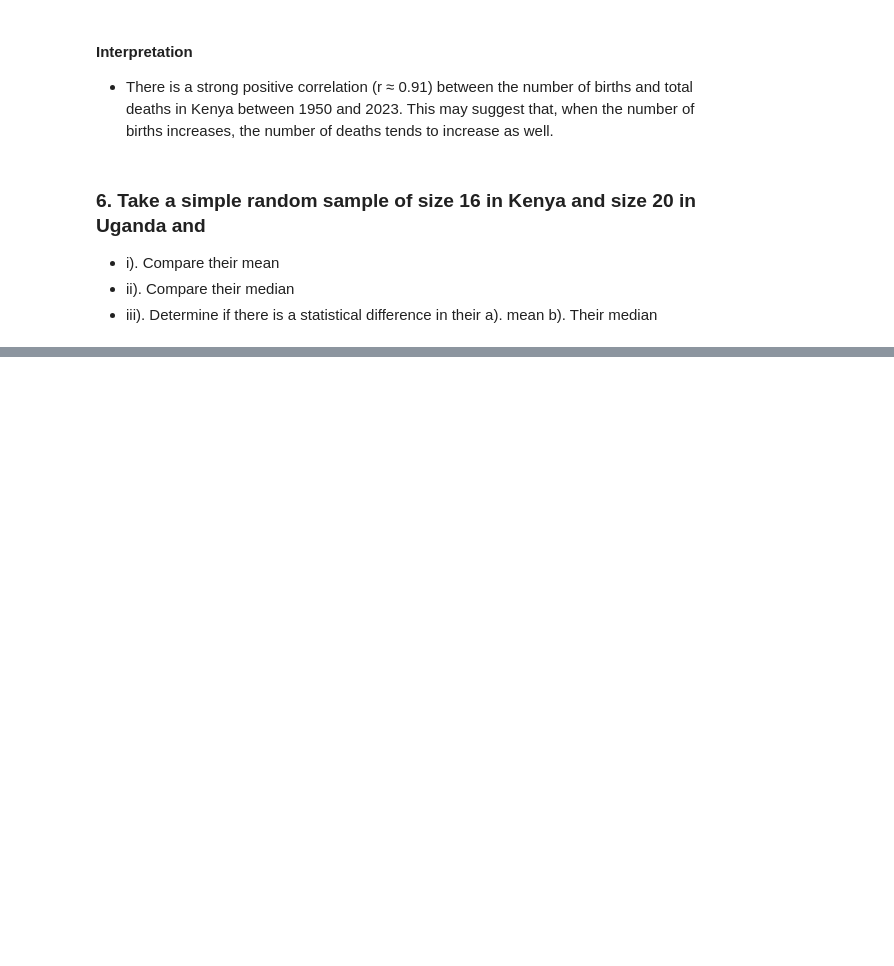
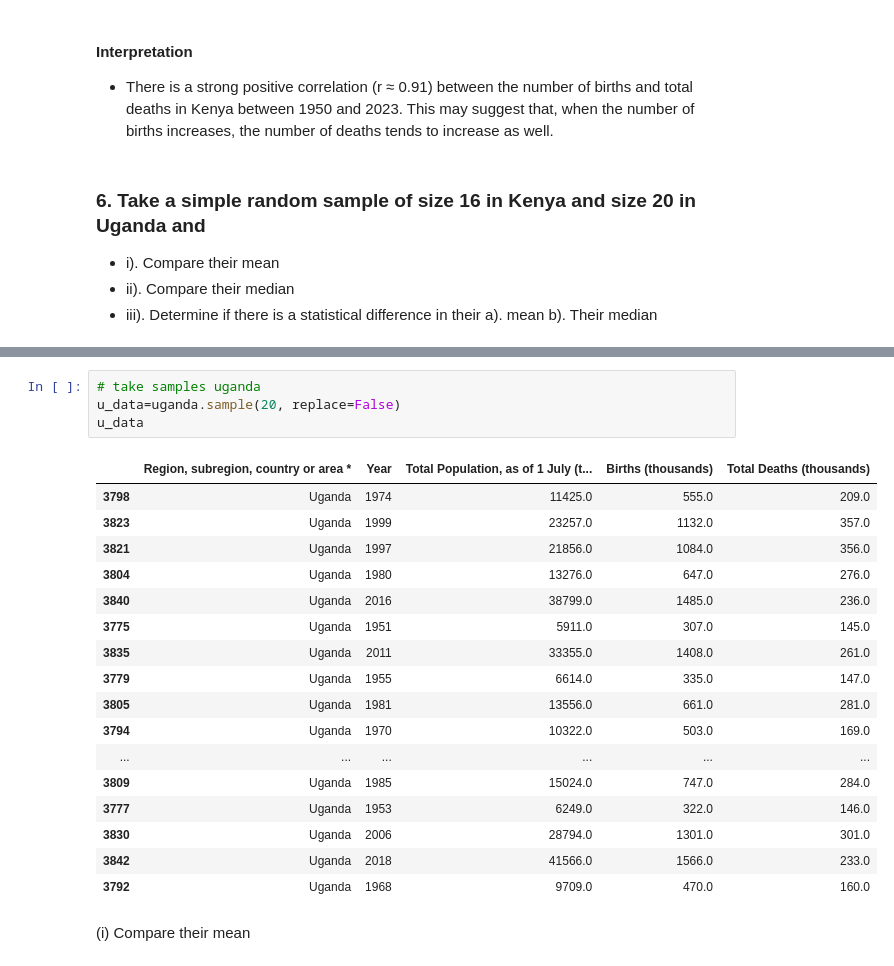
Before and after one commit to Daviedavie100/ML_MachineLearning, a Jupyter notebook: Statistics_for_Data_Science/assignment_2/DavidOwino_assignment_2.ipynb, the cells around one changed output, grey strips where cells are left out. Cells and saved outputs as stored; diff of their text form; blank space fills up the shorter version.

```diff
--- a/Statistics_for_Data_Science/assignment_2/DavidOwino_assignment_2.ipynb
+++ b/Statistics_for_Data_Science/assignment_2/DavidOwino_assignment_2.ipynb
@@ -243,0 +263,24 @@ when the number of births increases, the number of deaths tends to increase as w
+# %%
+# take samples uganda
+u_data=uganda.sample(20, replace=False)
+u_data
+# %% [output]
+|  | Region, subregion, country or area * | Year | Total Population, as of 1 July (t... | Births (thousands) | Total Deaths (thousands) |
+| 3798 | Uganda | 1974 | 11425.0 | 555.0 | 209.0 |
+| 3823 | Uganda | 1999 | 23257.0 | 1132.0 | 357.0 |
+| 3821 | Uganda | 1997 | 21856.0 | 1084.0 | 356.0 |
+| 3804 | Uganda | 1980 | 13276.0 | 647.0 | 276.0 |
+| 3840 | Uganda | 2016 | 38799.0 | 1485.0 | 236.0 |
+| 3775 | Uganda | 1951 | 5911.0 | 307.0 | 145.0 |
+| 3835 | Uganda | 2011 | 33355.0 | 1408.0 | 261.0 |
+| 3779 | Uganda | 1955 | 6614.0 | 335.0 | 147.0 |
+| 3805 | Uganda | 1981 | 13556.0 | 661.0 | 281.0 |
+| 3794 | Uganda | 1970 | 10322.0 | 503.0 | 169.0 |
+| ... | ... | ... | ... | ... | ... |
+| 3809 | Uganda | 1985 | 15024.0 | 747.0 | 284.0 |
+| 3777 | Uganda | 1953 | 6249.0 | 322.0 | 146.0 |
+| 3830 | Uganda | 2006 | 28794.0 | 1301.0 | 301.0 |
+| 3842 | Uganda | 2018 | 41566.0 | 1566.0 | 233.0 |
+| 3792 | Uganda | 1968 | 9709.0 | 470.0 | 160.0 |
+# %% [markdown]
+(i) Compare their mean
```
Also changed, not shown: parts of 12 cells of this notebook.
